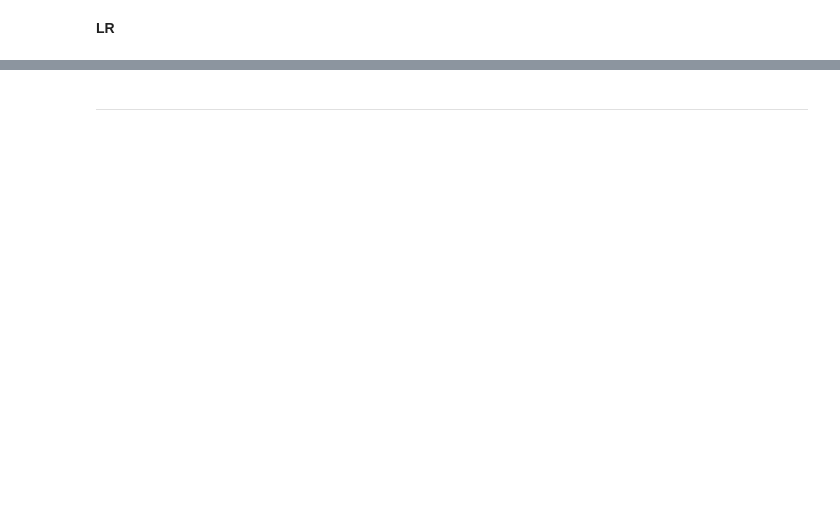
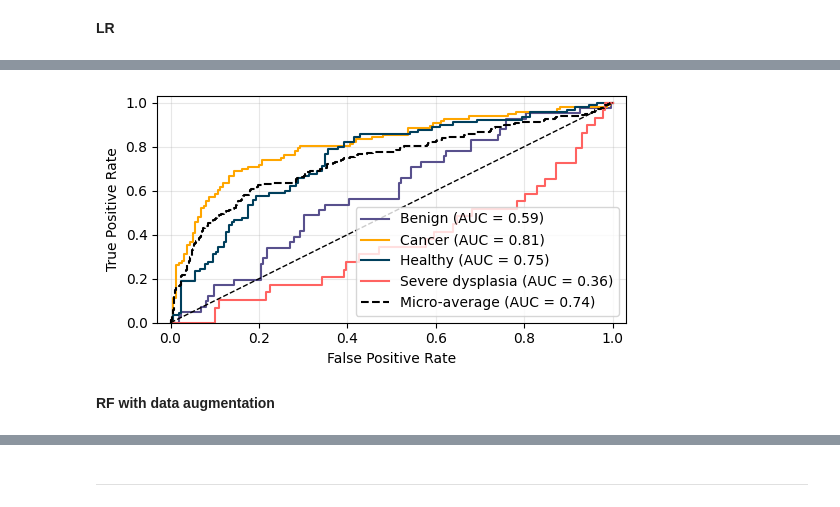
Before and after one commit to EITLabworks/IIVV-Evaluation, a Jupyter notebook: Results-Baseline.ipynb, the cells around one changed output, grey strips where cells are left out. Drawn from its saved outputs; the diff is of its cells as text; code cells hidden in the pictures; blank space fills up the shorter version.

Commit message:
new data

```diff
--- a/Results-Baseline.ipynb
+++ b/Results-Baseline.ipynb
@@ -441,0 +443,5 @@ ResultsROCAUC(
+# %%
+aug_dict = {
+    "Severe dysplasia": 80,
+    "Benign": 80,
+}
@@ -441,0 +450,32 @@ ResultsROCAUC(
+# %%
+m = SVC(kernel="rbf", C=100.0, probability=True, random_state=0)
+# %%
+cv = GroupKFold(n_splits=5)
+
+y_true = []
+y_score = []
+
+for train_idx, test_idx in cv.split(X, Y_labels, Case):
+    # data augmentation after train/test split
+    X_train, y_train, _, _ = augment_patient_and_cat_specific(
+        X[train_idx],
+        Y_labels[train_idx],
+        labels[train_idx],
+        Case[train_idx],
+        aug_dict,
+        prints=False,
+    )
+    X_train = X_train[:, :, :]
+    X_train = X_train.reshape(X_train.shape[0], -1)
+
+    X_test = X[test_idx]
+    X_test = X_test[:, :, :]
+    X_test = X_test.reshape(X_test.shape[0], -1)
+    y_test = Y_labels[test_idx]
+
+    m.fit(X_train, y_train)
+    probs = m.predict_proba(X_test)
+    y_true.extend(y_test)
+    y_score.extend(probs)
+y_true = np.array(y_true)
+y_score = np.array(y_score)
@@ -441,0 +503,12 @@ ResultsROCAUC(
+# %%
+ResultsROCAUC(
+    class_task,
+    y_true,
+    y_score,
+    Y_labels,
+    s_name=f"results/ROC_{class_task}_SVM_aug_baseline.pdf",
+)
+# %% [output]
+[figure, added]
+# %% [markdown]
+**RF with data augmentation**
```
Also changed, not shown: parts of 33 cells of this notebook, 4 other files.
